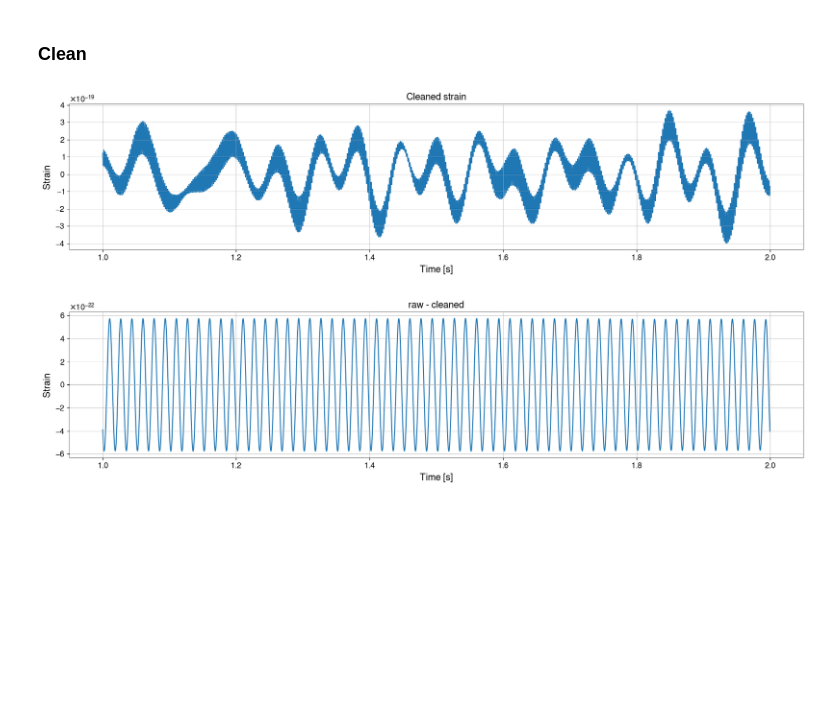
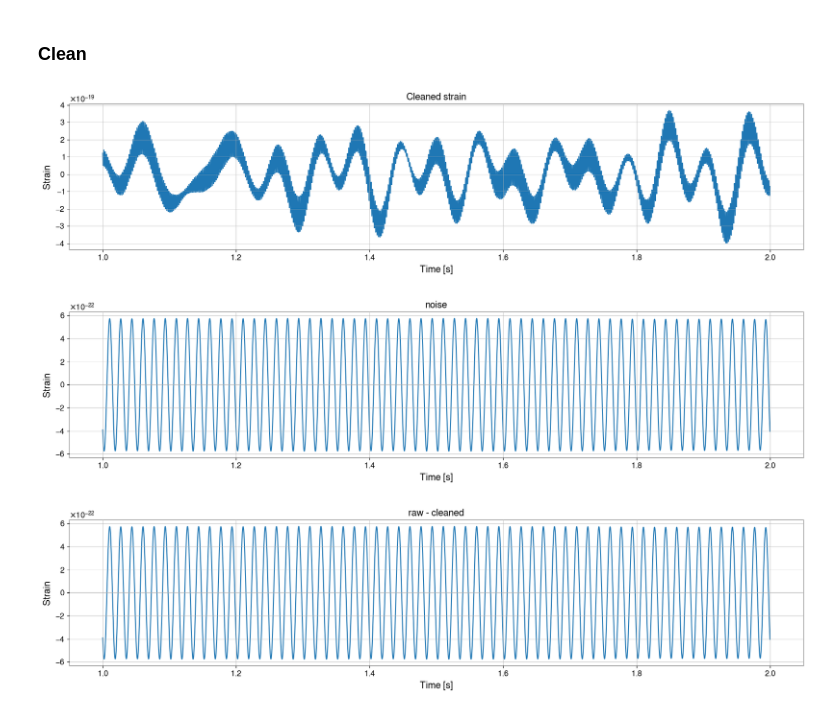
Before and after one commit to saleem-muhammed/deepcleanv2, a Jupyter notebook: projects/clean/online-clean.ipynb, the cells around one changed output. Drawn from its saved outputs; the diff is of its cells as text; code cells hidden in the pictures; blank space fills up the shorter version.

```diff
--- a/projects/clean/online-clean.ipynb
+++ b/projects/clean/online-clean.ipynb
@@ -260,7 +260,7 @@ plt.show()
 [figure]
 # %%
 times = times[filter_pad:-filter_pad]
-noise = noise[filter_pad:-filter_pad]
+noise = noise[filter_pad:-filter_pad].double()
 # %%
 plt.figure(figsize=[20, 4])
 plt.title('Postprocessed & cropped noise')
@@ -280,7 +280,7 @@ print(f"Time labels from the cropped y_pred: {y_pred_times[start+filter_pad:end-
 print(f"Time labels from predicted noise: {times}, {len(times)}")
 raw_start = start + filter_pad
 raw_end = end - filter_pad
-raw = inference_dataset.y_inference.X[raw_start:raw_end]
+raw = inference_dataset.y_inference.X[raw_start:raw_end].double()
 # print(raw.shape)
 
 buffer = inference_dataset.y_inference.X
@@ -314,18 +314,26 @@ Time labels from predicted noise: [1.         1.00024414 1.00048828 ... 1.999267
 # %%
 cleaned = raw - noise
 plt.figure(figsize=[20, 4])
 plt.title('Cleaned strain')
 plt.xlabel('Time [s]')
 plt.ylabel('Strain')
 plt.plot(times, cleaned.cpu().numpy())
 plt.show()
 
 plt.figure(figsize=[20, 4])
+plt.title('noise')
+plt.xlabel('Time [s]')
+plt.ylabel('Strain')
+plt.plot(times, noise.cpu().numpy())
+plt.show()
+
+plt.figure(figsize=[20, 4])
 plt.title('raw - cleaned')
 plt.xlabel('Time [s]')
 plt.ylabel('Strain')
 plt.plot(times, (raw - cleaned).cpu().numpy())
 plt.show()
 # %% [output]
 [figure]
-[figure, old version]
+[figure, new version]
+[figure, added]
```
Also changed, not shown: parts of 1 cell of this notebook.
